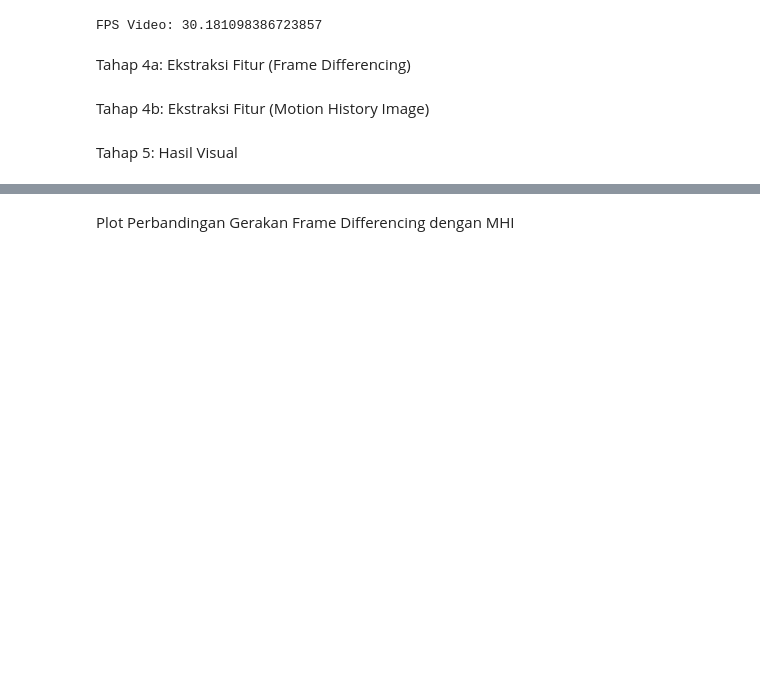
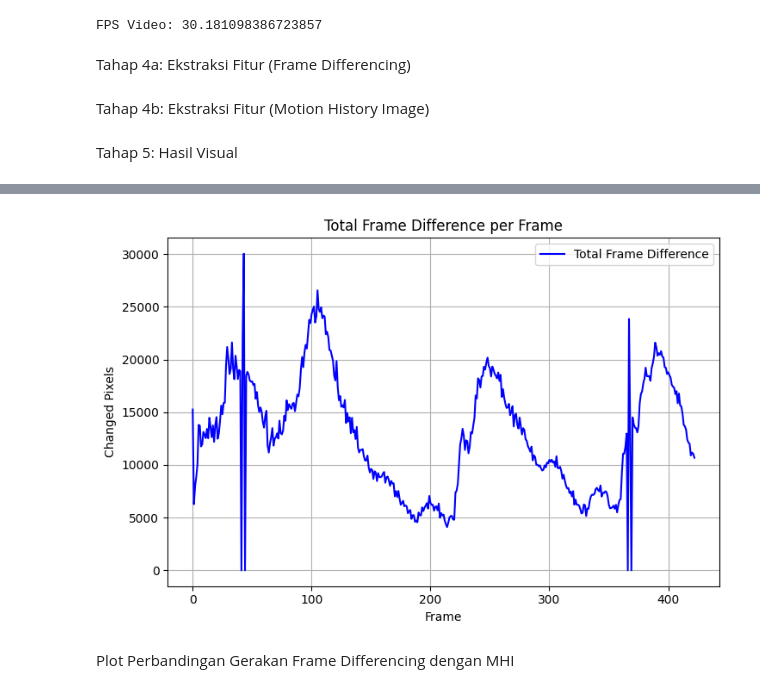
Before and after one commit to rapilap/Rekfit_Vid, a Jupyter notebook: 10122099.ipynb, the cells around one changed output, grey strips where cells are left out. Cells and saved outputs as stored; diff of their text form; code cells hidden in the pictures; blank space fills up the shorter version.

```diff
--- a/10122099.ipynb
+++ b/10122099.ipynb
@@ -226,0 +230,6 @@ Tahap 5: Hasil Visual
+# %%
+df_fd = pd.read_csv('fitur_fd.csv')
+df_mhi = pd.read_csv('fitur_mhi.csv')
+
+print('Penjelasan Frame Differencing')
+df_fd.describe()
@@ -227,3 +278,20 @@ Tahap 5: Hasil Visual
+# %%
+plt.figure(figsize=(14, 5))
+
+df_fd['total_fd'] = df_fd.sum(axis=1)
+
+plt.subplot(1, 2, 2)
+plt.plot(df_fd['total_fd'], label='Total Frame Difference', color='blue')
+plt.title('Total Frame Difference per Frame')
+plt.xlabel('Frame')
+plt.ylabel('Changed Pixels')
+plt.grid(True)
+plt.legend()
+
+plt.tight_layout()
+plt.show()
+# %% [output]
+[figure, added]
 # %% [markdown]
 Plot Perbandingan Gerakan Frame Differencing dengan MHI
 # %%
```
Also changed, not shown: parts of 10 cells of this notebook, 3 other files.
